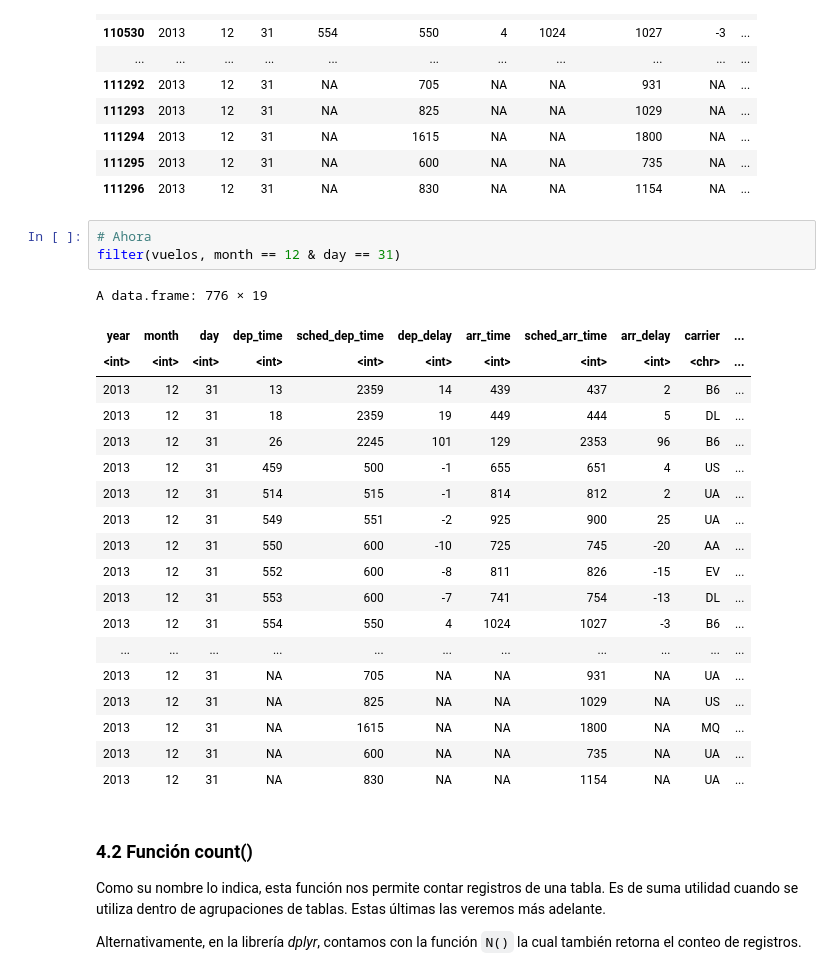
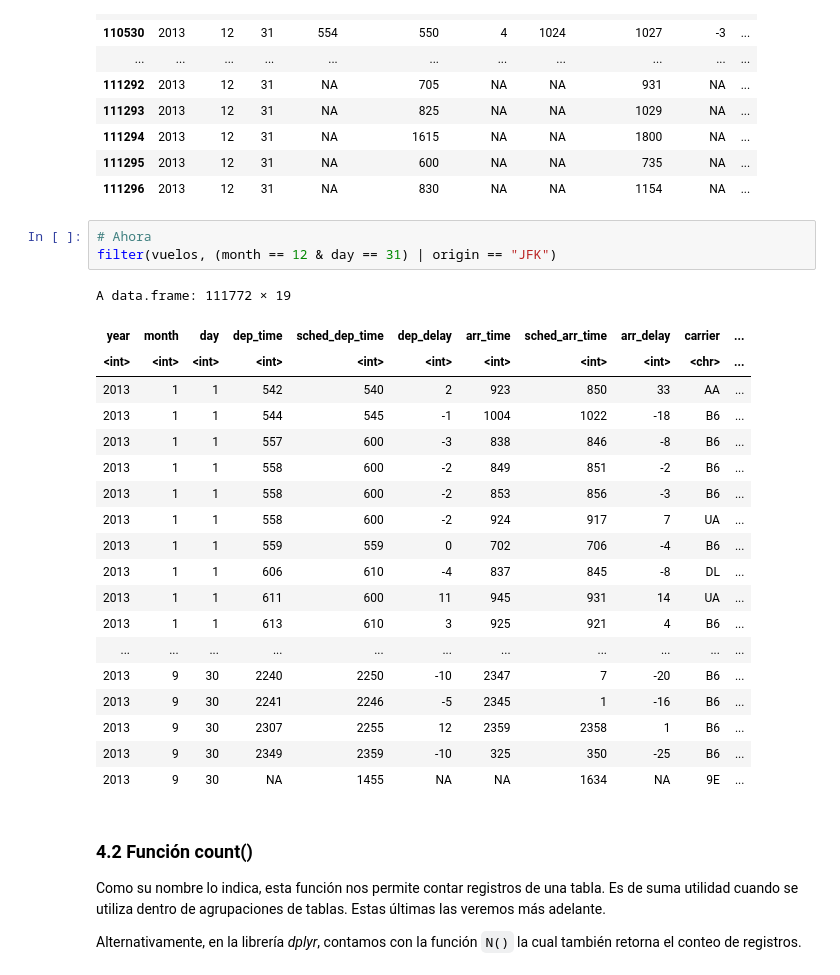
Before and after one commit to crlnpcancino/DBDC_202206_Programacion_en_R_para_ciencia_de_datos, a Jupyter notebook: Clase3/Clase3_01_manipulacion_de_tablas_I_desarrollo.ipynb, the cells around one changed output. Drawn from its saved outputs; the diff is of its cells as text.

```diff
--- a/Clase3/Clase3_01_manipulacion_de_tablas_I_desarrollo.ipynb
+++ b/Clase3/Clase3_01_manipulacion_de_tablas_I_desarrollo.ipynb
@@ -217,27 +203,27 @@ A data.frame: 776 × 19
 | 111296 | 2013 | 12 | 31 | NA | 830 | NA | NA | 1154 | NA | ... |
 # %%
 # Ahora
-filter(vuelos, month == 12 & day == 31)
+filter(vuelos, (month == 12 & day == 31) | origin == "JFK")
 # %% [output]
-A data.frame: 776 × 19
+A data.frame: 111772 × 19
 | year | month | day | dep_time | sched_dep_time | dep_delay | arr_time | sched_arr_time | arr_delay | carrier | ... |
 | <int> | <int> | <int> | <int> | <int> | <int> | <int> | <int> | <int> | <chr> | ... |
-| 2013 | 12 | 31 | 13 | 2359 | 14 | 439 | 437 | 2 | B6 | ... |
-| 2013 | 12 | 31 | 18 | 2359 | 19 | 449 | 444 | 5 | DL | ... |
-| 2013 | 12 | 31 | 26 | 2245 | 101 | 129 | 2353 | 96 | B6 | ... |
-| 2013 | 12 | 31 | 459 | 500 | -1 | 655 | 651 | 4 | US | ... |
-| 2013 | 12 | 31 | 514 | 515 | -1 | 814 | 812 | 2 | UA | ... |
-| 2013 | 12 | 31 | 549 | 551 | -2 | 925 | 900 | 25 | UA | ... |
-| 2013 | 12 | 31 | 550 | 600 | -10 | 725 | 745 | -20 | AA | ... |
-| 2013 | 12 | 31 | 552 | 600 | -8 | 811 | 826 | -15 | EV | ... |
-| 2013 | 12 | 31 | 553 | 600 | -7 | 741 | 754 | -13 | DL | ... |
-| 2013 | 12 | 31 | 554 | 550 | 4 | 1024 | 1027 | -3 | B6 | ... |
+| 2013 | 1 | 1 | 542 | 540 | 2 | 923 | 850 | 33 | AA | ... |
+| 2013 | 1 | 1 | 544 | 545 | -1 | 1004 | 1022 | -18 | B6 | ... |
+| 2013 | 1 | 1 | 557 | 600 | -3 | 838 | 846 | -8 | B6 | ... |
+| 2013 | 1 | 1 | 558 | 600 | -2 | 849 | 851 | -2 | B6 | ... |
+| 2013 | 1 | 1 | 558 | 600 | -2 | 853 | 856 | -3 | B6 | ... |
+| 2013 | 1 | 1 | 558 | 600 | -2 | 924 | 917 | 7 | UA | ... |
+| 2013 | 1 | 1 | 559 | 559 | 0 | 702 | 706 | -4 | B6 | ... |
+| 2013 | 1 | 1 | 606 | 610 | -4 | 837 | 845 | -8 | DL | ... |
+| 2013 | 1 | 1 | 611 | 600 | 11 | 945 | 931 | 14 | UA | ... |
+| 2013 | 1 | 1 | 613 | 610 | 3 | 925 | 921 | 4 | B6 | ... |
 | ... | ... | ... | ... | ... | ... | ... | ... | ... | ... | ... |
-| 2013 | 12 | 31 | NA | 705 | NA | NA | 931 | NA | UA | ... |
-| 2013 | 12 | 31 | NA | 825 | NA | NA | 1029 | NA | US | ... |
-| 2013 | 12 | 31 | NA | 1615 | NA | NA | 1800 | NA | MQ | ... |
-| 2013 | 12 | 31 | NA | 600 | NA | NA | 735 | NA | UA | ... |
-| 2013 | 12 | 31 | NA | 830 | NA | NA | 1154 | NA | UA | ... |
+| 2013 | 9 | 30 | 2240 | 2250 | -10 | 2347 | 7 | -20 | B6 | ... |
+| 2013 | 9 | 30 | 2241 | 2246 | -5 | 2345 | 1 | -16 | B6 | ... |
+| 2013 | 9 | 30 | 2307 | 2255 | 12 | 2359 | 2358 | 1 | B6 | ... |
+| 2013 | 9 | 30 | 2349 | 2359 | -10 | 325 | 350 | -25 | B6 | ... |
+| 2013 | 9 | 30 | NA | 1455 | NA | NA | 1634 | NA | 9E | ... |
 # %% [markdown]
 ### 4.2 Función count()
 
```
Also changed, not shown: parts of 28 cells of this notebook.
